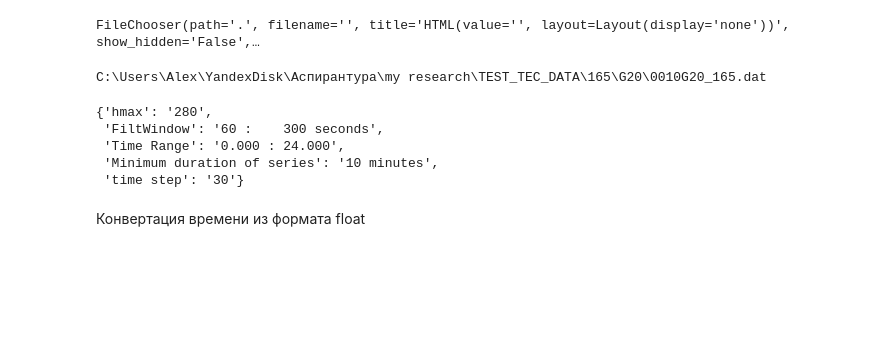
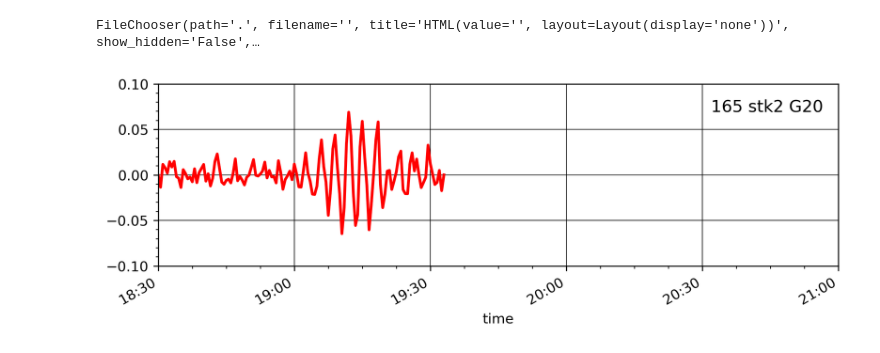
Before and after one commit to OrionApplePie/tec_analysis, a Jupyter notebook: tec_data_main.ipynb, the cells around one changed output. Cells and saved outputs as stored; diff of their text form; code cells hidden in the pictures; blank space fills up the shorter version.

```diff
--- a/tec_data_main.ipynb
+++ b/tec_data_main.ipynb
@@ -132,8 +194,3 @@ fc.title = '<b>Выберите файл с данными</b>'
 # fc.register_callback(change_title)
 # %% [output]
 FileChooser(path='.', filename='', title='HTML(value='', layout=Layout(display='none'))', show_hidden='False',…
-# %%
-# Print the selected path, filename, or both
-print(fc.selected)
-# %% [output]
-C:\Users\Alex\YandexDisk\Аспирантура\my research\TEST_TEC_DATA\165\G20\0010G20_165.dat
@@ -143 +197,5 @@ anchored_text_label = f"{file_info['day_number']} {file_info['receiver_name']} {
+# %%
+plot_waveform(fc.selected)
+# %% [output]
+[figure, added]
 # %%
@@ -145,8 +202,0 @@ params = get_params_datafile(fc.selected)
-# %%
-params
-# %% [output]
-{'hmax': '280',
- 'FiltWindow': '60 :    300 seconds',
- 'Time Range': '0.000 : 24.000',
- 'Minimum duration of series': '10 minutes',
- 'time step': '30'}
@@ -155,2 +202,0 @@ dataframe = get_dataframe_datafile(fc.selected)
-# %% [markdown]
-Конвертация времени из формата float
```
Also changed, not shown: parts of 18 cells of this notebook.
